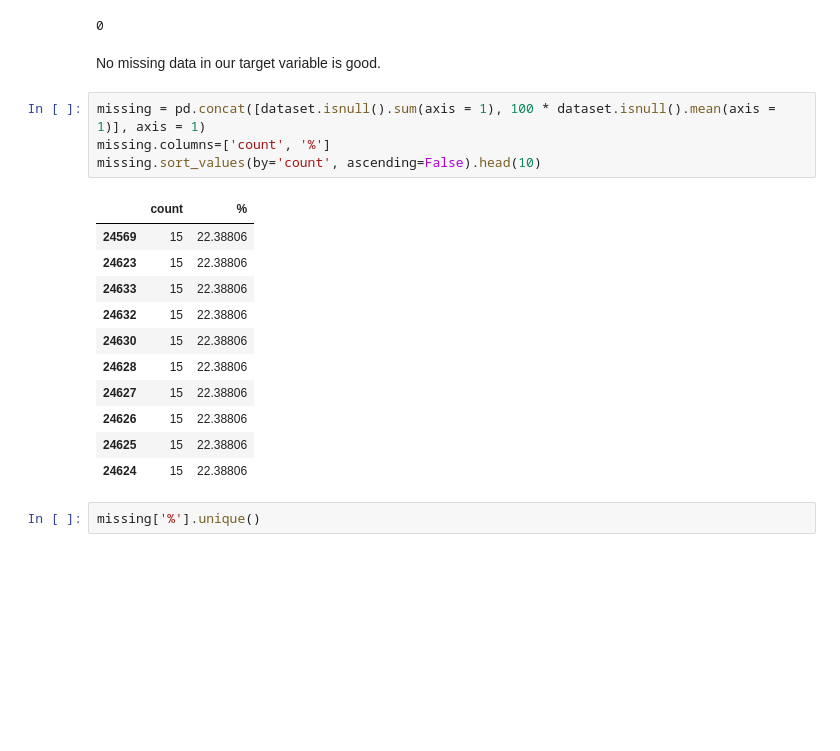
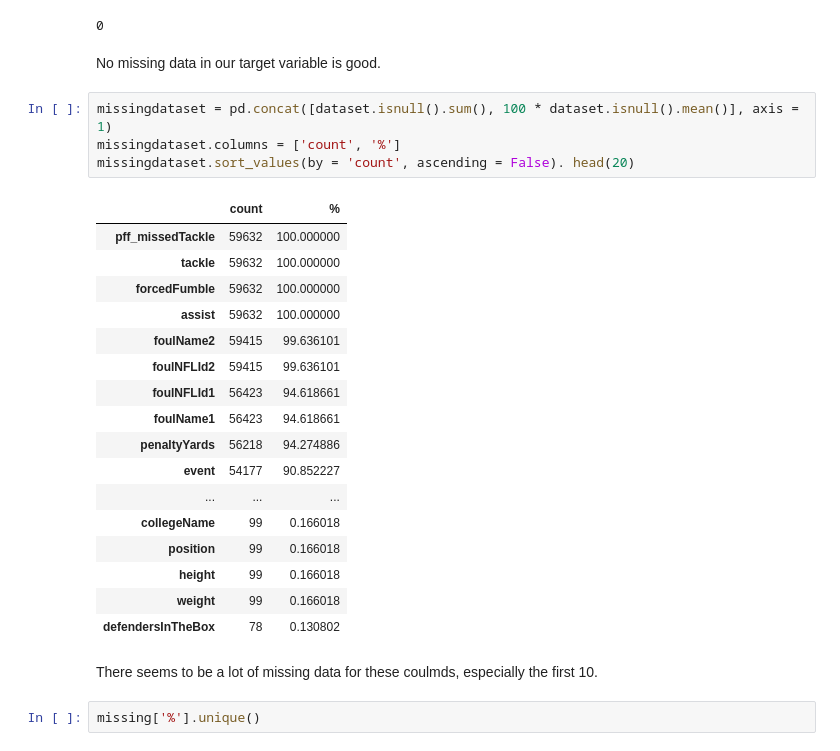
Before and after one commit to cyndiejn/CapstoneProject, a Jupyter notebook: Bootcamp Capstone Project - Data Wrangling copy.ipynb, the cells around one changed output. Drawn from its saved outputs; the diff is of its cells as text; blank space fills up the shorter version.

```diff
--- a/Bootcamp Capstone Project - Data Wrangling copy.ipynb
+++ b/Bootcamp Capstone Project - Data Wrangling copy.ipynb
@@ -471,24 +535,32 @@ dtype: int64
 dataset['yardsToGo'].isnull().sum()
 # %% [output]
 0
-# %% [markdown]
-No missing data in our target variable is good.
+# %% [markdown]
+No missing data in our target variable is good.
 # %%
-missing = pd.concat([dataset.isnull().sum(axis = 1), 100 * dataset.isnull().mean(axis = 1)], axis = 1)
-missing.columns=['count', '%']
-missing.sort_values(by='count', ascending=False).head(10)
+missingdataset = pd.concat([dataset.isnull().sum(), 100 * dataset.isnull().mean()], axis = 1)
+missingdataset.columns = ['count', '%']
+missingdataset.sort_values(by = 'count', ascending = False). head(20)
 # %% [output]
 |  | count | % |
-| 24569 | 15 | 22.38806 |
-| 24623 | 15 | 22.38806 |
-| 24633 | 15 | 22.38806 |
-| 24632 | 15 | 22.38806 |
-| 24630 | 15 | 22.38806 |
-| 24628 | 15 | 22.38806 |
-| 24627 | 15 | 22.38806 |
-| 24626 | 15 | 22.38806 |
-| 24625 | 15 | 22.38806 |
-| 24624 | 15 | 22.38806 |
+| pff_missedTackle | 59632 | 100.000000 |
+| tackle | 59632 | 100.000000 |
+| forcedFumble | 59632 | 100.000000 |
+| assist | 59632 | 100.000000 |
+| foulName2 | 59415 | 99.636101 |
+| foulNFLId2 | 59415 | 99.636101 |
+| foulNFLId1 | 56423 | 94.618661 |
+| foulName1 | 56423 | 94.618661 |
+| penaltyYards | 56218 | 94.274886 |
+| event | 54177 | 90.852227 |
+| ... | ... | ... |
+| collegeName | 99 | 0.166018 |
+| position | 99 | 0.166018 |
+| height | 99 | 0.166018 |
+| weight | 99 | 0.166018 |
+| defendersInTheBox | 78 | 0.130802 |
+# %% [markdown]
+There seems to be a lot of missing data for these coulmds, especially the first 10.
 # %%
 missing['%'].unique()
 # %% [output]
```
Also changed, not shown: parts of 20 cells of this notebook.
